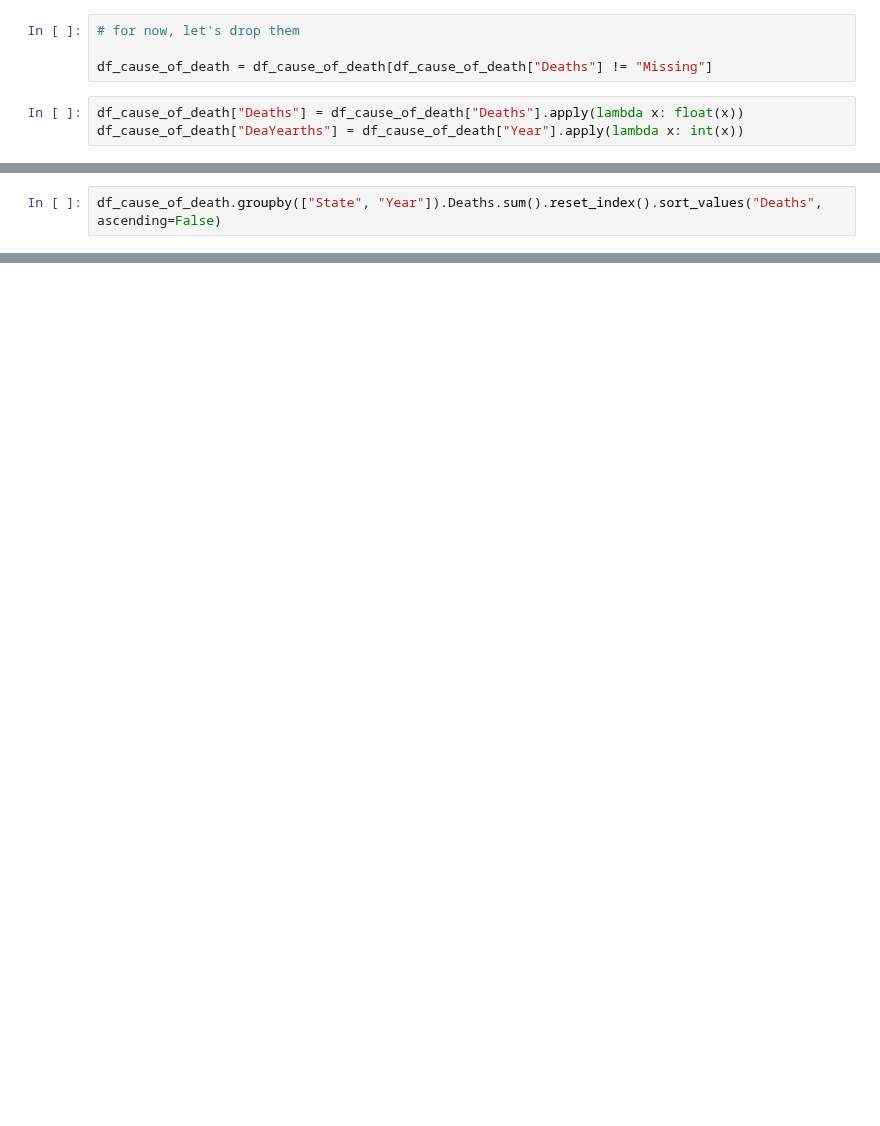
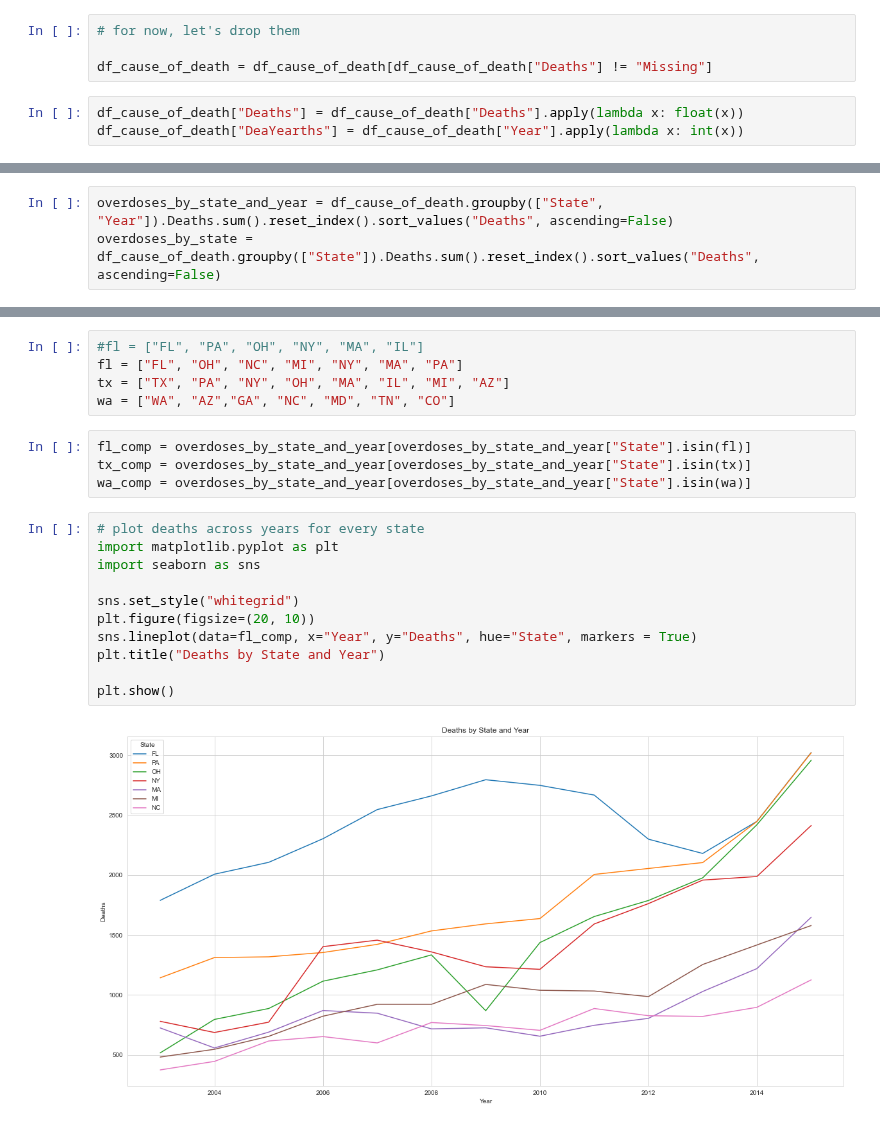
Before and after one commit to abzdel/Opioid-Analysis, a Jupyter notebook: pick_states.ipynb, the cells around one changed output, grey strips where cells are left out. Drawn from its saved outputs; the diff is of its cells as text; blank space fills up the shorter version.

Commit message:
picked new states based on overdose trends

```diff
--- a/pick_states.ipynb
+++ b/pick_states.ipynb
@@ -105,2 +105,3 @@ pd.set_option('display.max_rows', 100)
 # %%
-df_cause_of_death.groupby(["State", "Year"]).Deaths.sum().reset_index().sort_values("Deaths", ascending=False)
+overdoses_by_state_and_year = df_cause_of_death.groupby(["State", "Year"]).Deaths.sum().reset_index().sort_values("Deaths", ascending=False)
+overdoses_by_state = df_cause_of_death.groupby(["State"]).Deaths.sum().reset_index().sort_values("Deaths", ascending=False)
@@ -120,0 +120,22 @@ df_cause_of_death.groupby(["State", "Year"]).Deaths.sum().reset_index().sort_val
+# %%
+#fl = ["FL", "PA", "OH", "NY", "MA", "IL"]
+fl = ["FL", "OH", "NC", "MI", "NY", "MA", "PA"]
+tx = ["TX", "PA", "NY", "OH", "MA", "IL", "MI", "AZ"]
+wa = ["WA", "AZ","GA", "NC", "MD", "TN", "CO"]
+# %%
+fl_comp = overdoses_by_state_and_year[overdoses_by_state_and_year["State"].isin(fl)]
+tx_comp = overdoses_by_state_and_year[overdoses_by_state_and_year["State"].isin(tx)]
+wa_comp = overdoses_by_state_and_year[overdoses_by_state_and_year["State"].isin(wa)]
+# %%
+# plot deaths across years for every state
+import matplotlib.pyplot as plt
+import seaborn as sns
+
+sns.set_style("whitegrid")
+plt.figure(figsize=(20, 10))
+sns.lineplot(data=fl_comp, x="Year", y="Deaths", hue="State", markers = True)
+plt.title("Deaths by State and Year")
+
+plt.show()
+# %% [output]
+[figure, added]
```
Also changed, not shown: parts of 10 cells of this notebook.
